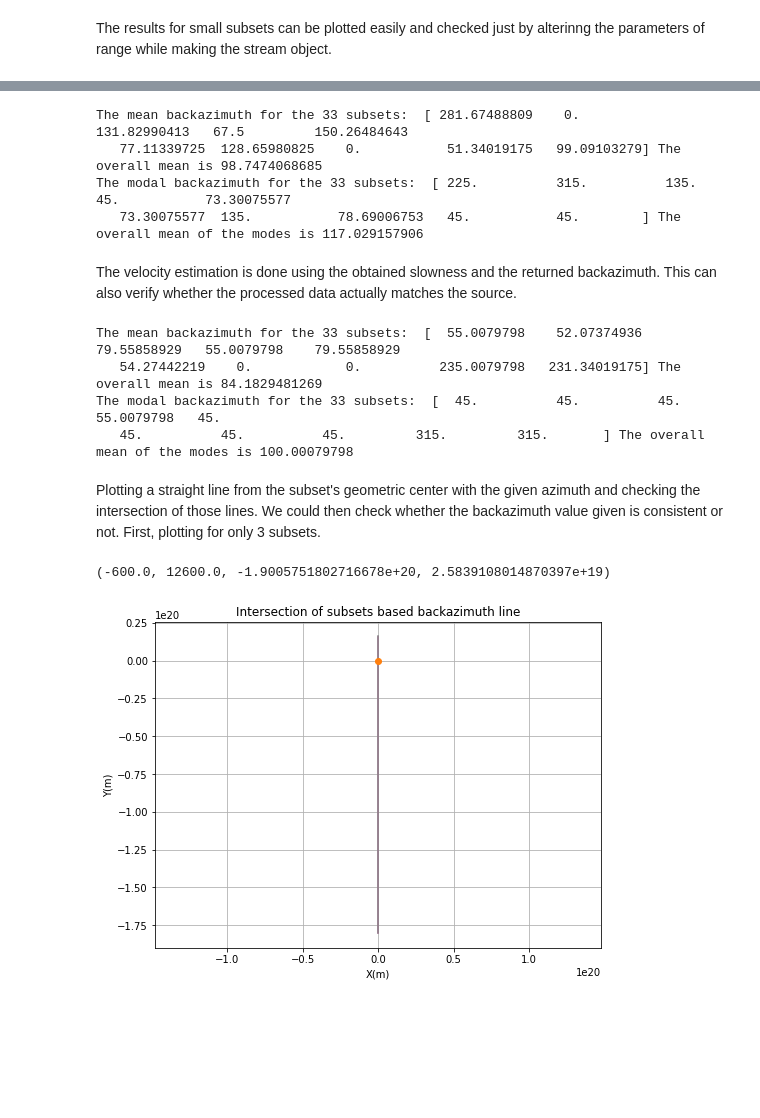
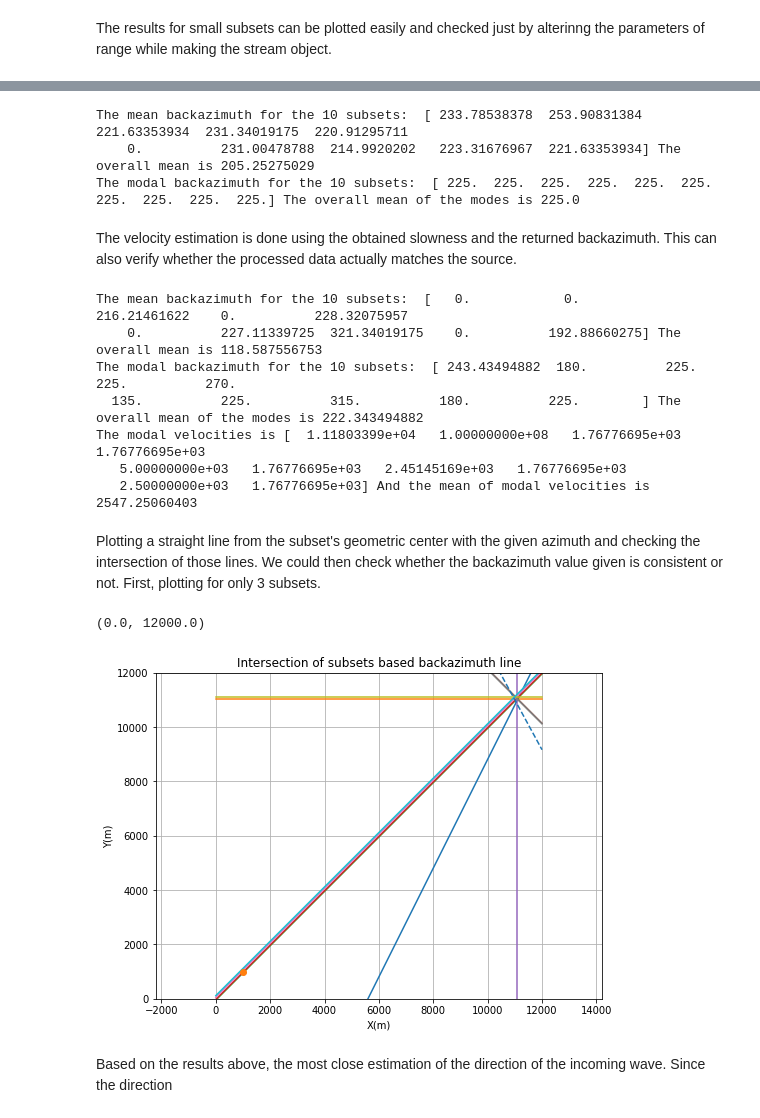
Before and after one commit to Student-Satellite-IITB/GLEE, a Jupyter notebook: Beamforming/Beamforming_FK_analysis_subset_implementation_velocity_restriction.ipynb, the cells around one changed output, grey strips where cells are left out. Saved outputs shown, nothing was run; the diff lists cells and outputs as text; code cells hidden in the pictures; blank space fills up the shorter version.

Commit message:
FK analysis subsets implementation with velocity restriction

```diff
--- a/Beamforming/Beamforming_FK_analysis_subset_implementation_velocity_restriction.ipynb
+++ b/Beamforming/Beamforming_FK_analysis_subset_implementation_velocity_restriction.ipynb
@@ -216,7 +218,7 @@ for i in range(10,20):  # change the entries for a new subset
              'coordsys': 'xy','coordinates':AttribDict({'x': rec_x_pos[r_index],'y': rec_y_pos[r_index],'elevation': 0}),
          'channel': 'WLZ', 'npts': len(z_data[0]), 'sampling_rate': 17,
          'mseed': {'dataquality': 'D'}} # stats for receivers
-    tr =Trace(data=z_data[r_index,:]*(-1)**np.random.randint(low=0,high=2), header=stats)   # creating a trace for 1 receiver
+    tr =Trace(data=z_data[r_index,:]*(1)**np.random.randint(low=0,high=2), header=stats)   # creating a trace for 1 receiver
     st.append(tr)
 kwargs = dict(
     # slowness grid: X min, X max, Y min, Y max, Slow Step
@@ -241,13 +243,14 @@ baz_mean = np.zeros(10) # to store the mean back azimuth for each subset
 baz_mode = np.zeros(10) # to store the most frequent back azimuth for each subset
 # We can create an additional loop to run throught the subsets
 for i in range(10):
+    st =Stream()
     for j in range(i*10,i*10+10):  # change the entries for a new subset
         r_index = rec_index[j]  # the randomized indices
         stats = {'network': 'SATLAB', 'station': 'GLEE', 'location':str(rec_x_pos[r_index])+','+str(rec_y_pos[r_index]) ,
              'coordsys': 'xy','coordinates':AttribDict({'x': rec_x_pos[r_index],'y': rec_y_pos[r_index],'elevation': 0}),
              'channel': 'WLZ', 'npts': len(z_data[0]), 'sampling_rate': 17,
              'mseed': {'dataquality': 'D'}} # stats for receivers
-        tr =Trace(data=z_data[r_index,:]*(-1)**np.random.randint(low=0,high=2), header=stats)   # creating a trace for 1 receiver
+        tr =Trace(data=z_data[r_index,:]*(1)**np.random.randint(low=0,high=2), header=stats)   # creating a trace for 1 receiver
         st.append(tr)
     kwargs = dict(
         # slowness grid: X min, X max, Y min, Y max, Slow Step
@@ -273,13 +276,12 @@ for i in range(10):
         baz_mean[i] = np.mean(baz_vel_select)
     baz_mode[i] =mode(baz)[0] # only returning the mode
 # %%
-print('The mean backazimuth for the 33 subsets: ',baz_mean,'The overall mean is',np.mean(baz_mean))
-print('The modal backazimuth for the 33 subsets: ',baz_mode,'The overall mean of the modes is',np.mean(baz_mode))
+print('The mean backazimuth for the 10 subsets: ',baz_mean,'The overall mean is',np.mean(baz_mean))
+print('The modal backazimuth for the 10 subsets: ',baz_mode,'The overall mean of the modes is',np.mean(baz_mode))
 # %% [output]
-The mean backazimuth for the 33 subsets:  [ 281.67488809    0.          131.82990413   67.5         150.26484643
-   77.11339725  128.65980825    0.           51.34019175   99.09103279] The overall mean is 98.7474068685
-The modal backazimuth for the 33 subsets:  [ 225.          315.          135.           45.           73.30075577
-   73.30075577  135.           78.69006753   45.           45.        ] The overall mean of the modes is 117.029157906
+The mean backazimuth for the 10 subsets:  [ 233.78538378  253.90831384  221.63353934  231.34019175  220.91295711
+    0.          231.00478788  214.9920202   223.31676967  221.63353934] The overall mean is 205.25275029
+The modal backazimuth for the 10 subsets:  [ 225.  225.  225.  225.  225.  225.  225.  225.  225.  225.] The overall mean of the modes is 225.0
 # %% [markdown]
 The velocity estimation is done using the obtained slowness and the returned backazimuth. This can also verify whether the processed data actually matches the source.
 # %%
@@ -287,15 +289,18 @@ The velocity estimation is done using the obtained slowness and the returned bac
 
 baz_mean = np.zeros(10) # to store the mean back azimuth for each subset
 baz_mode = np.zeros(10) # to store the most frequent back azimuth for each subset
+slow_mod = np.zeros(10)
+std_baz = np.zeros(10)
 # We can create an additional loop to run throught the subsets
 for i in range(10):
+    st =Stream()
     for j in range(i*10,i*10+10):  # change the entries for a new subset
         r_index = j
         stats = {'network': 'SATLAB', 'station': 'GLEE', 'location':str(rec_x_pos[r_index])+','+str(rec_y_pos[r_index]) ,
              'coordsys': 'xy','coordinates':AttribDict({'x': rec_x_pos[r_index],'y': rec_y_pos[r_index],'elevation': 0}),
              'channel': 'WLZ', 'npts': len(z_data[0]), 'sampling_rate': 17,
              'mseed': {'dataquality': 'D'}} # stats for receivers
-        tr =Trace(data=z_data[r_index,:]*(-1)**np.random.randint(low=0,high=2), header=stats)   # creating a trace for 1 receiver
+        tr =Trace(data=z_data[r_index,:]*(1)**np.random.randint(low=0,high=2), header=stats)   # creating a trace for 1 receiver
         st.append(tr)
     kwargs = dict(
         # slowness grid: X min, X max, Y min, Y max, Slow Step
@@ -322,32 +327,42 @@ for i in range(10):
     if np.size(baz_vel_select)>0:
         baz_mean[i] = np.mean(baz_vel_select)
     baz_mode[i] =mode(baz)[0] # only returning the mode
+    slow_mod[i] = mode(slow)[0]
+    std_baz = np.std(baz)
 # %%
-print('The mean backazimuth for the 33 subsets: ',baz_mean,'The overall mean is',np.mean(baz_mean))
-print('The modal backazimuth for the 33 subsets: ',baz_mode,'The overall mean of the modes is',np.mean(baz_mode))
+print('The mean backazimuth for the 10 subsets: ',baz_mean,'The overall mean is',np.mean(baz_mean))
+print('The modal backazimuth for the 10 subsets: ',baz_mode,'The overall mean of the modes is',np.mean(baz_mode))
+print('The modal velocities is',1/(slow_mod),'And the mean of modal velocities is',1/np.mean(slow_mod))
 # %% [output]
-The mean backazimuth for the 33 subsets:  [  55.0079798    52.07374936   79.55858929   55.0079798    79.55858929
-   54.27442219    0.            0.          235.0079798   231.34019175] The overall mean is 84.1829481269
-The modal backazimuth for the 33 subsets:  [  45.          45.          45.          55.0079798   45.
-   45.          45.          45.         315.         315.       ] The overall mean of the modes is 100.00079798
+The mean backazimuth for the 10 subsets:  [   0.            0.          216.21461622    0.          228.32075957
+    0.          227.11339725  321.34019175    0.          192.88660275] The overall mean is 118.587556753
+The modal backazimuth for the 10 subsets:  [ 243.43494882  180.          225.          225.          270.
+  135.          225.          315.          180.          225.        ] The overall mean of the modes is 222.343494882
+The modal velocities is [  1.11803399e+04   1.00000000e+08   1.76776695e+03   1.76776695e+03
+   5.00000000e+03   1.76776695e+03   2.45145169e+03   1.76776695e+03
+   2.50000000e+03   1.76776695e+03] And the mean of modal velocities is 2547.25060403
 # %% [markdown]
 Plotting a straight line from the subset's geometric center with the given azimuth and checking the intersection of those lines. We could then check whether the backazimuth value given is consistent or not.
 First, plotting for only 3 subsets.
 # %%
 plt.figure(figsize = (8,6))
 for i in range(10):
     initial_point =  np.array([np.mean(rec_x_pos[3*i:3*i+3]),np.mean(rec_y_pos[3*i:3*i+3])])  # denotes the initial point for starting the line
-    slope = np.tan((90 - baz_mean[i])*np.pi/180)
+    slope = np.tan(baz_mode[i]*np.pi/180)
     x_coordinates = np.array([0,12000])
     y_coordinates = np.array([initial_point[1] + slope*(0-initial_point[0]),initial_point[1] + slope*(12000-initial_point[0])])
     plt.plot(x_coordinates,y_coordinates)
-plt.plot(np.array([0,12000]),np.array([11000 + np.tan((90 -np.mean(baz_mean))*np.pi/180)*(0-11000),11000 + np.tan((90 - np.mean(baz_mean))*np.pi/180)*(12000-11000)]),'--')
+plt.plot(np.array([0,12000]),np.array([11000 + np.tan((np.mean(baz_mean))*np.pi/180)*(0-11000),11000 + np.tan((np.mean(baz_mean))*np.pi/180)*(12000-11000)]),'--')
 plt.plot(1000,1000,'o',label='Source')
 plt.xlabel('X(m)')
 plt.ylabel('Y(m)')
 plt.title('Intersection of subsets based backazimuth line')
 plt.grid()
 plt.axis('equal')
+plt.xlim(0,12000)
+plt.ylim(0,12000)
 # %% [output]
-(-600.0, 12600.0, -1.9005751802716678e+20, 2.5839108014870397e+19)
+(0.0, 12000.0)
-[figure, old version]
+[figure, new version]
+# %% [markdown]
+Based on the results above, the most close estimation of the direction of the incoming wave. Since the direction
```
Also changed, not shown: parts of 12 cells of this notebook.
